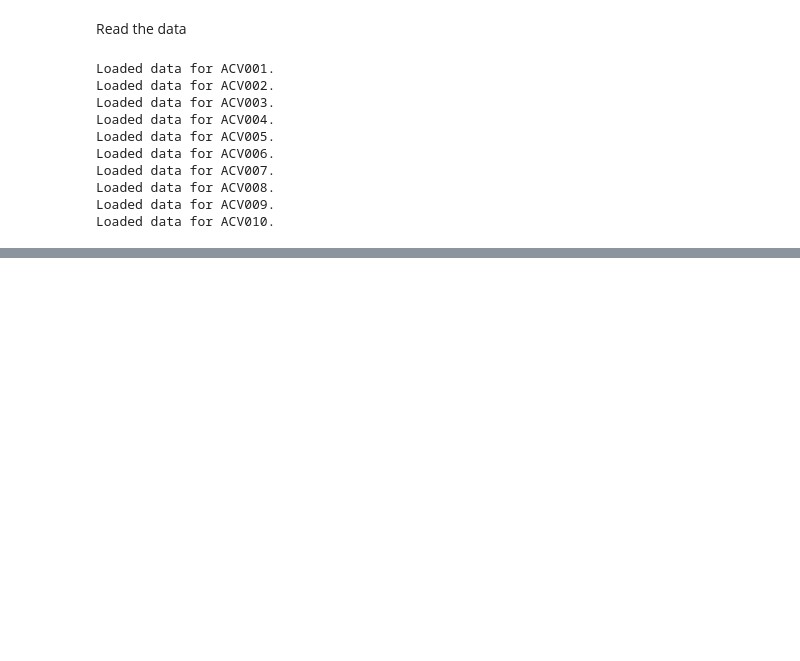
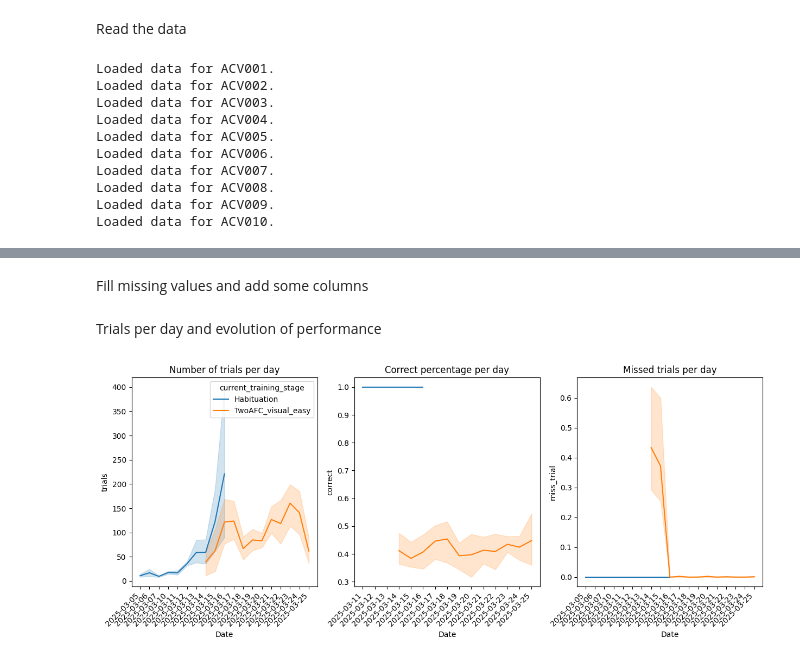
Before and after one commit to LearningCircuitsLab/behavior-analysis-notebooks, a Jupyter notebook: trap2_firstbatch_analysis.ipynb, the cells around one changed output, grey strips where cells are left out. Cells and saved outputs as stored; diff of their text form; code cells hidden in the pictures; blank space fills up the shorter version.

```diff
--- a/trap2_firstbatch_analysis.ipynb
+++ b/trap2_firstbatch_analysis.ipynb
@@ -24,6 +32,6 @@ print(animals)
 # %%
 # optionally, remove some animals
-animals_to_remove = ['animal_1', 'animal_2']
+animals_to_remove = ['test']
 for animal in animals_to_remove:
     if animal in animals:
         animals.remove(animal)
@@ -104,0 +105,41 @@ df
+# %% [markdown]
+Fill missing values and add some columns
+# %%
+df = dft.analyze_df(df)
+# %% [markdown]
+Trials per day and evolution of performance
+# %%
+# plot the number of trials per day
+df_to_plot = df.groupby(['subject', 'year_month_day', 'current_training_stage']).size().reset_index(name='trials')
+# add also the correct percentage
+df_to_plot_correct = df.groupby(['subject', 'year_month_day', 'current_training_stage'])[['correct', 'miss_trial']].mean().reset_index()
+# merge the two dataframes
+df_to_plot = df_to_plot.merge(df_to_plot_correct, on=['subject', 'year_month_day', 'current_training_stage'])
+# sort the dataframe by date
+df_to_plot = df_to_plot.sort_values(by=['year_month_day'])
+# replace the current_training_stage values with more readable ones
+df_to_plot['current_training_stage'] = df_to_plot['current_training_stage'].replace({
+    'not saved': 'Habituation',
+})
+# %%
+fig, axs = plt.subplots(1, 3, figsize=(15, 5))
+axs = axs.ravel()
+sns.lineplot(data=df_to_plot, x='year_month_day', y='trials', hue='current_training_stage', ax=axs[0])
+axs[0].set_title('Number of trials per day')
+sns.lineplot(data=df_to_plot, x='year_month_day', y='correct', hue='current_training_stage', ax=axs[1])
+axs[1].set_title('Correct percentage per day')
+sns.lineplot(data=df_to_plot, x='year_month_day', y='miss_trial', hue='current_training_stage', ax=axs[2])
+axs[2].set_title('Missed trials per day')
+for ax in axs:
+    ax.set_xlabel('Date')
+    # tilt the x-axis labels and align them to the right
+    ax.tick_params(axis='x', rotation=45)
+    ax.set_xticklabels(ax.get_xticklabels(), ha='right')
+# remove legends of 1 and 2
+for ax in axs[1:]:
+    ax.legend_.remove()
+
+
+plt.show()
+# %% [output]
+[figure, added]
```
Also changed, not shown: parts of 27 cells of this notebook.
